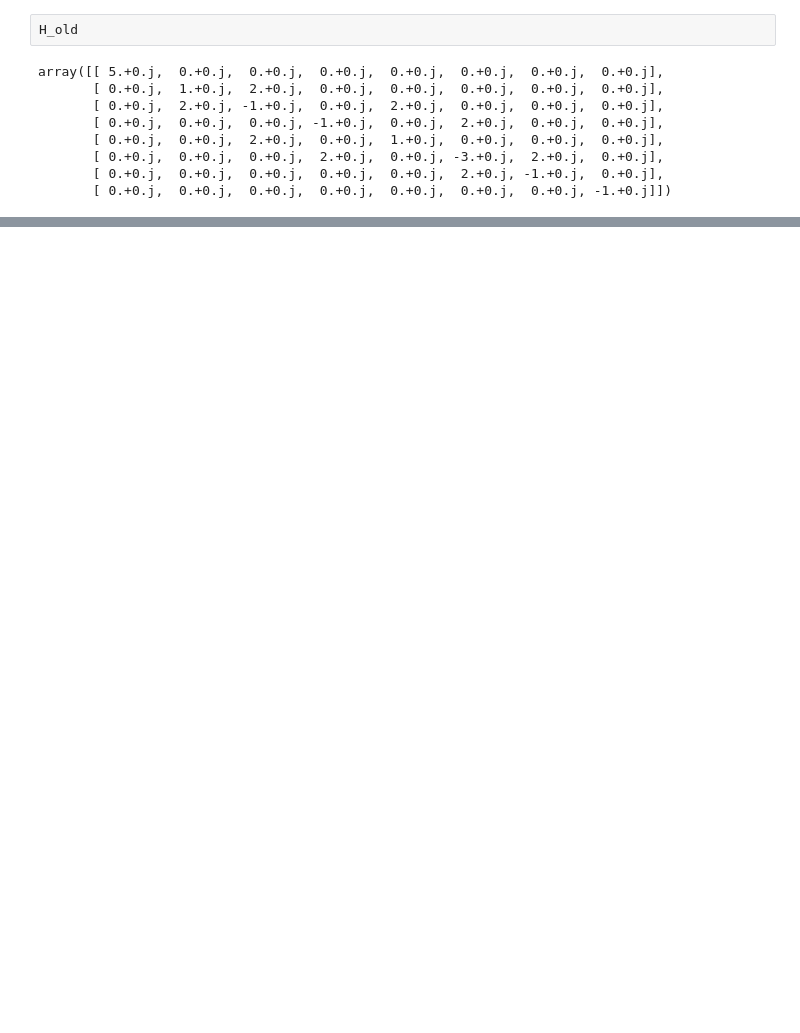
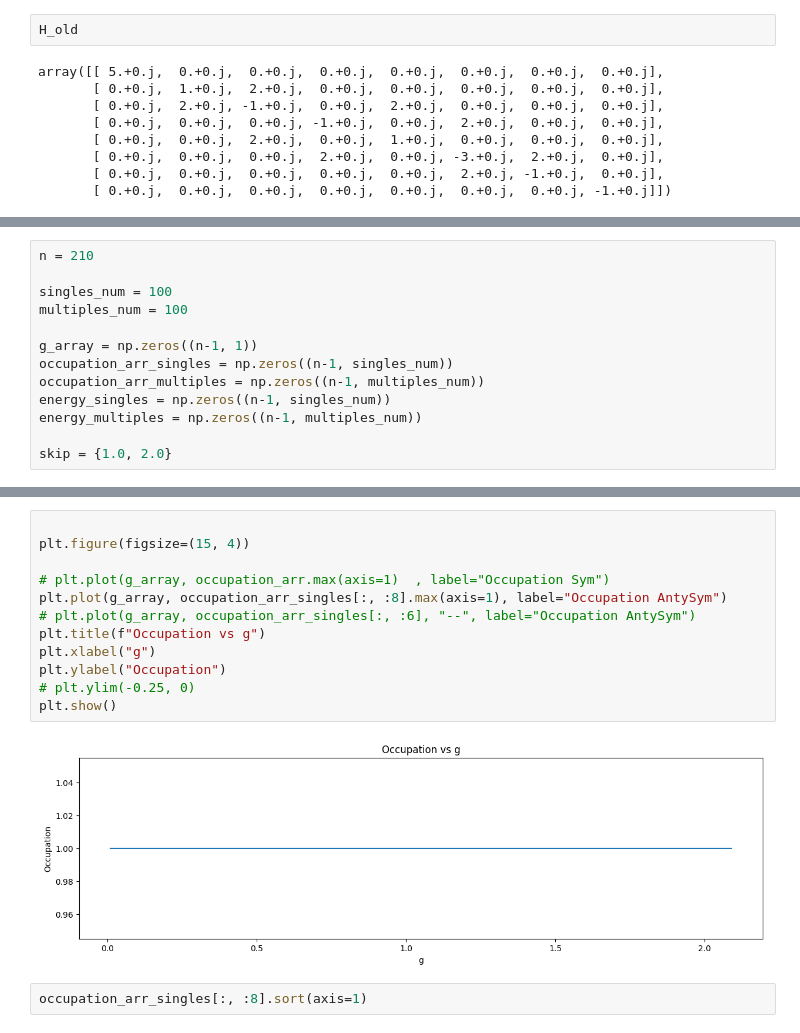
Before and after one commit to Gilfrim/Computational-Analysis-of-Many-Rotor-Systems, a Jupyter notebook: spin_hamiltonian.ipynb, the cells around one changed output, grey strips where cells are left out. Drawn from its saved outputs; the diff is of its cells as text; blank space fills up the shorter version.

```diff
--- a/spin_hamiltonian.ipynb
+++ b/spin_hamiltonian.ipynb
@@ -222,0 +666,13 @@ array([[ 5.+0.j,  0.+0.j,  0.+0.j,  0.+0.j,  0.+0.j,  0.+0.j,  0.+0.j,  0.+0.j],
+# %%
+n = 210
+
+singles_num = 100
+multiples_num = 100
+
+g_array = np.zeros((n-1, 1))
+occupation_arr_singles = np.zeros((n-1, singles_num))
+occupation_arr_multiples = np.zeros((n-1, multiples_num))
+energy_singles = np.zeros((n-1, singles_num))
+energy_multiples = np.zeros((n-1, multiples_num))
+
+skip = {1.0, 2.0}
@@ -222,0 +757,16 @@ array([[ 5.+0.j,  0.+0.j,  0.+0.j,  0.+0.j,  0.+0.j,  0.+0.j,  0.+0.j,  0.+0.j],
+# %%
+
+plt.figure(figsize=(15, 4))
+
+# plt.plot(g_array, occupation_arr.max(axis=1)  , label="Occupation Sym")
+plt.plot(g_array, occupation_arr_singles[:, :8].max(axis=1), label="Occupation AntySym")
+# plt.plot(g_array, occupation_arr_singles[:, :6], "--", label="Occupation AntySym")
+plt.title(f"Occupation vs g")
+plt.xlabel("g")
+plt.ylabel("Occupation")
+# plt.ylim(-0.25, 0)
+plt.show()
+# %% [output]
+[figure, added]
+# %%
+occupation_arr_singles[:, :8].sort(axis=1)
```
Also changed, not shown: parts of 90 cells of this notebook, 44 other files.
